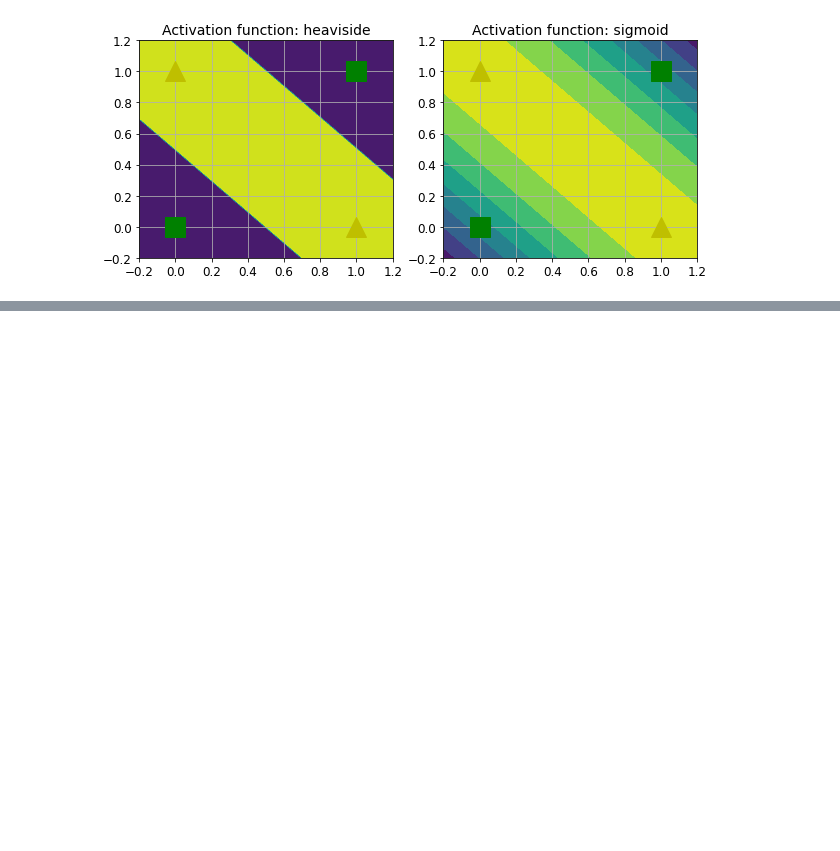
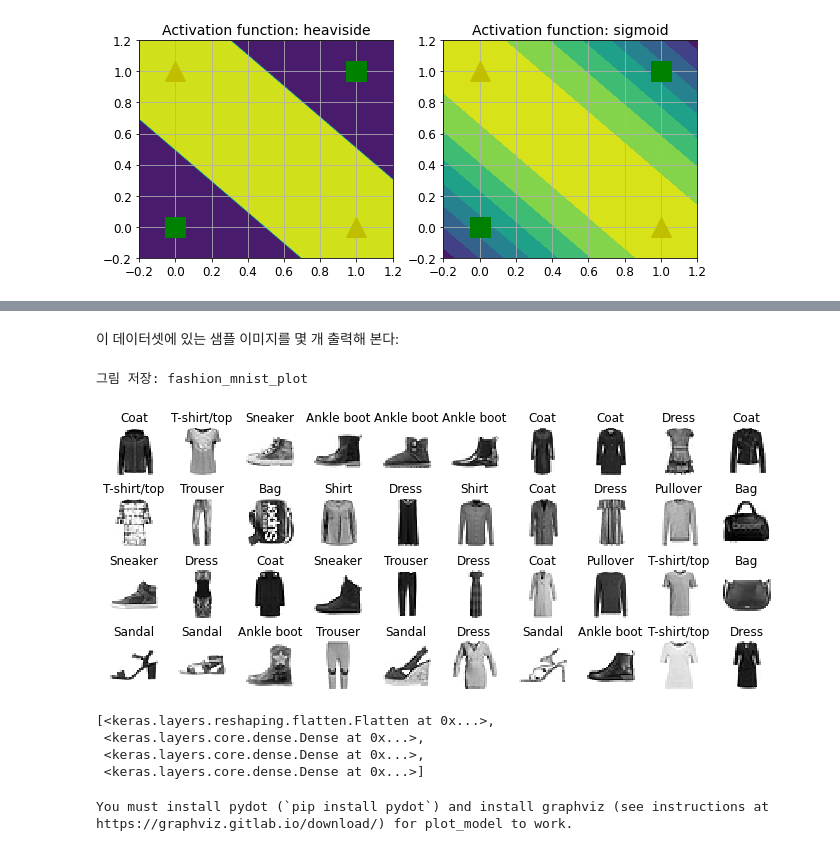
Before and after one commit to r0cd7b/Machine_Learning, a Jupyter notebook: Neural_Nets_With_Keras.ipynb, the cells around one changed output, grey strips where cells are left out. Cells and saved outputs as stored; diff of their text form; code cells hidden in the pictures; blank space fills up the shorter version.

```diff
--- a/Neural_Nets_With_Keras.ipynb
+++ b/Neural_Nets_With_Keras.ipynb
@@ -140,0 +205,2 @@ plt.grid(True)
+# %%
+class_names = ["T-shirt/top", "Trouser", "Pullover", "Dress", "Coat", "Sandal", "Shirt", "Sneaker", "Bag", "Ankle boot"]
@@ -140,0 +223,19 @@ plt.grid(True)
+# %% [markdown]
+이 데이터셋에 있는 샘플 이미지를 몇 개 출력해 본다:
+# %%
+n_rows = 4
+n_cols = 10
+plt.figure(figsize=(n_cols * 1.2, n_rows * 1.2))
+for row in range(n_rows):
+    for col in range(n_cols):
+        index = n_cols * row + col
+        plt.subplot(n_rows, n_cols, index + 1)
+        plt.imshow(X_train[index], cmap="binary", interpolation="nearest")
+        plt.axis("off")
+        plt.title(class_names[y_train[index]], fontsize=12)
+plt.subplots_adjust(wspace=0.2, hspace=0.5)
+save_fig("fashion_mnist_plot", tight_layout=False)
+plt.show()
+# %% [output]
+그림 저장: fashion_mnist_plot
+[figure, added]
@@ -140,0 +259,11 @@ plt.grid(True)
+# %%
+model.layers
+# %% [output]
+[<keras.layers.reshaping.flatten.Flatten at 0x...>,
+ <keras.layers.core.dense.Dense at 0x...>,
+ <keras.layers.core.dense.Dense at 0x...>,
+ <keras.layers.core.dense.Dense at 0x...>]
+# %%
+keras.utils.plot_model(model)
+# %% [output]
+You must install pydot (`pip install pydot`) and install graphviz (see instructions at https://graphviz.gitlab.io/download/) for plot_model to work.
```
Also changed, not shown: parts of 25 cells of this notebook, 1 other file.
